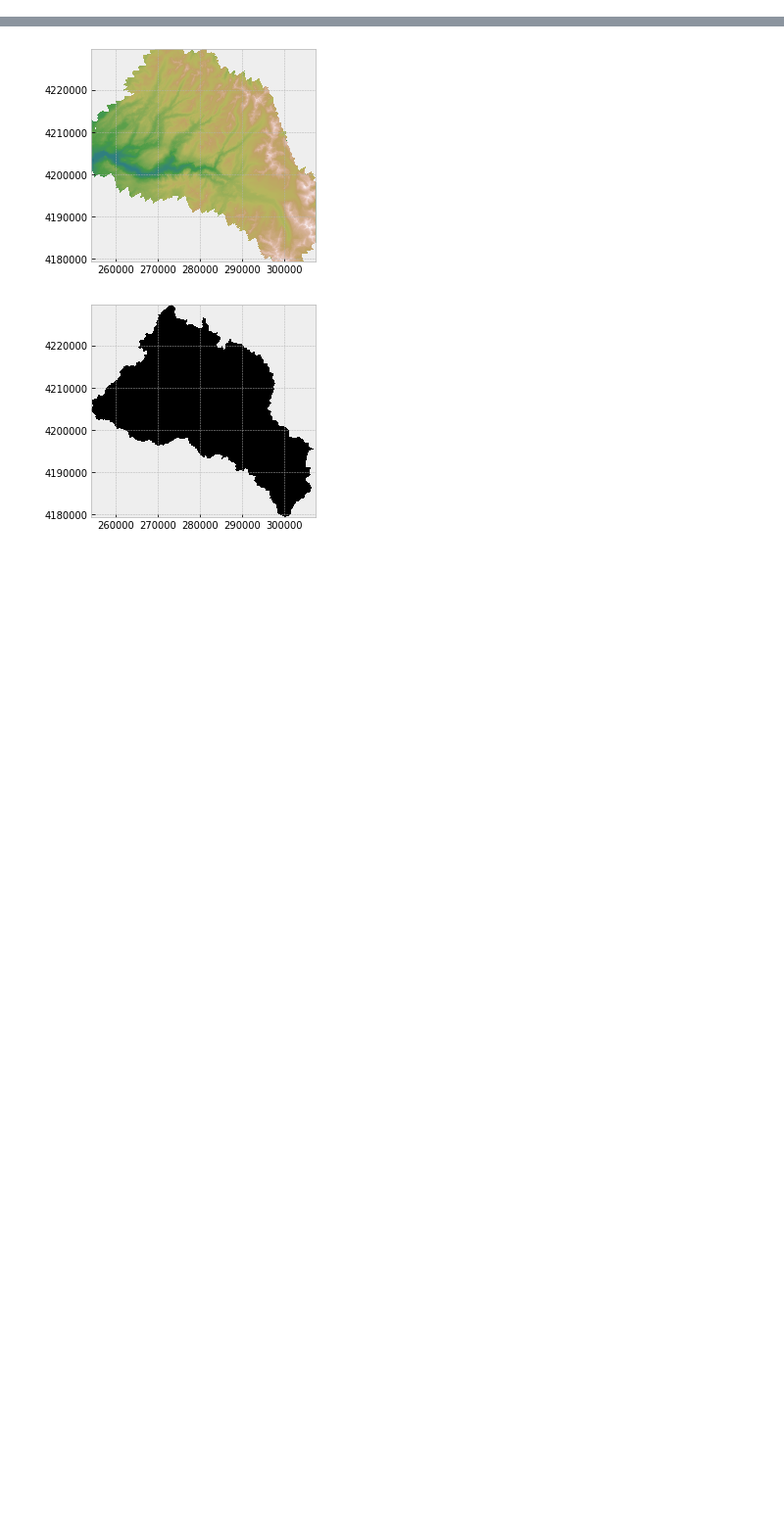
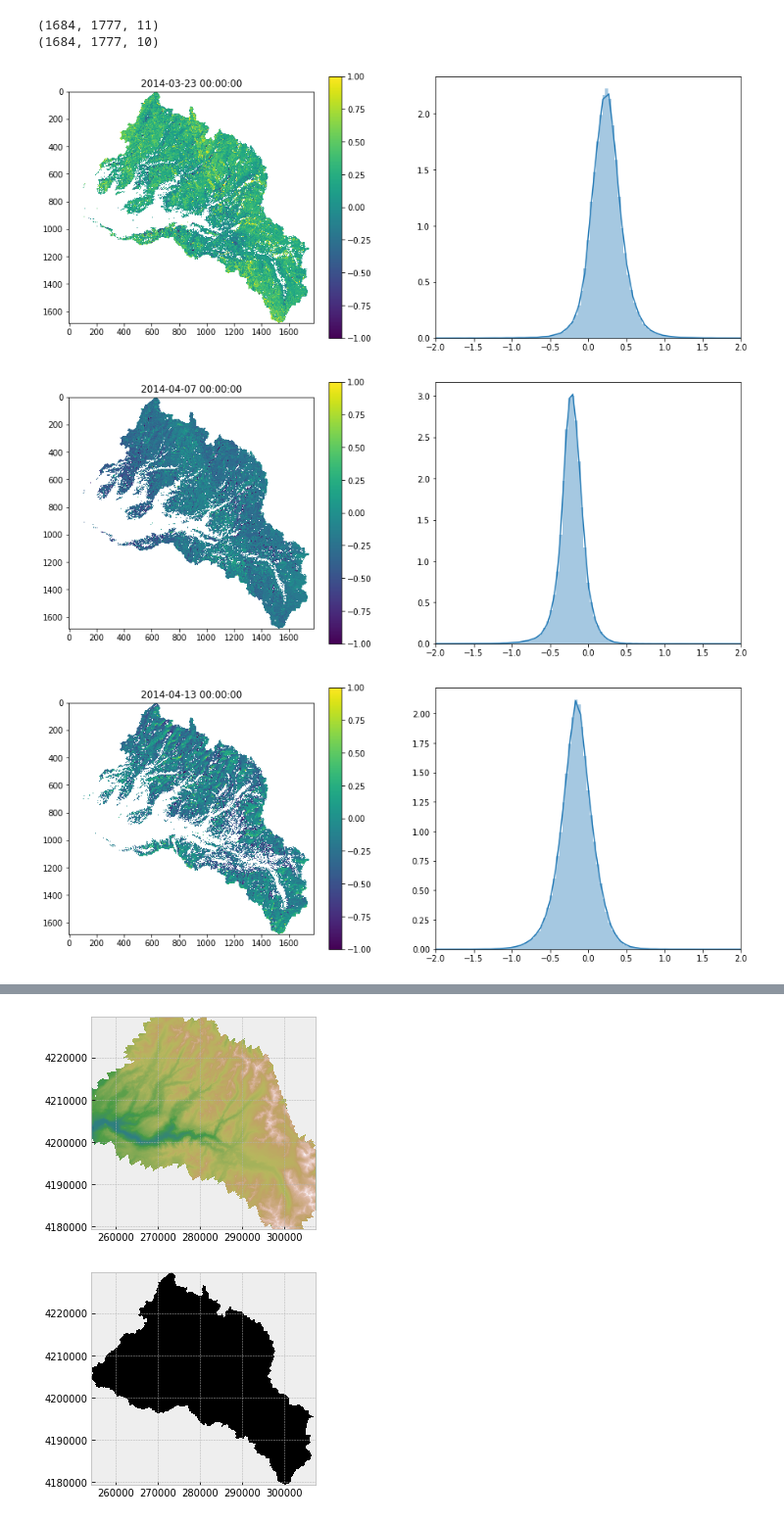
Before and after one commit to spestana/ghw2018_snowmelt, a Jupyter notebook: spestana_test.ipynb, the cells around one changed output, grey strips where cells are left out. Shown at 98% size. Drawn from its saved outputs; the diff is of its cells as text; code cells hidden in the pictures; blank space fills up the shorter version.

Commit message:
Add new notebook changes exploring ASO snowdepth data

```diff
--- a/spestana_test.ipynb
+++ b/spestana_test.ipynb
@@ -58,3 +61,54 @@ mask_file = f'{homedir}/{mask}'
 # Forest cover mask
 veg = 'no_veg_bin30res.tif'
 veg_file = f'{homedir}/{veg}'
+# %%
+# file extension to detect in this directory
+extension = '.tif'
+
+with rasterio.open(mask_file) as m:
+    mask_values = m.read(1)
+
+# load all the snow depth tif files that are in the directory
+file = 1;
+obs_dates = [];
+for root, dirs_list, files_list in os.walk(depthdir):
+    for file_name in files_list:
+        if os.path.splitext(file_name)[-1] == extension:
+            file_name_path = os.path.join(root, file_name)
+            #print(file_name[2:9])
+            #print(file_name_path)   # This is the full path of the file
+            current_date = dt.datetime.strptime(file_name[2:10], '%Y%m%d')
+            obs_dates.append(current_date);
+            with rasterio.open(file_name_path) as snowdepthfile:
+                current_image = snowdepthfile.read(1)
+                if file == 1:
+                    # if this is the first image, then create the data array with the first image
+                    snowdepth = current_image * mask_values;
+                else:
+                    # if this is not the first image, add this new image to the array containing the previous ones
+                    snowdepth = np.dstack((snowdepth,current_image * mask_values))
+            file = file + 1; # increment the file counter
+#snowdepth = np.nan_to_num(snowdepth)
+diff = np.diff(snowdepth,n=1,axis=2)
+diff[abs(diff) < 0.001] = np.nan
+
+print(snowdepth.shape)
+print(diff.shape)
+# %% [output]
+(1684, 1777, 11)
+(1684, 1777, 10)
+# %%
+for i in range(0,diff.shape[2]):
+    plt.figure(i,figsize=(15,6))
+    plt.subplot(121)
+    plt.imshow(diff[:,:,i],vmin=-1,vmax=1)
+    plt.title(obs_dates[i])
+    plt.colorbar()
+    plt.subplot(122)
+    sns.distplot(diff[:,:,i][~np.isnan(diff[:,:,i])],bins = np.linspace(-2,2,100))
+    plt.xlim((-2,2))
+    #plt.hist(diff[:,:,i][~np.isnan(diff[:,:,i])],bins = np.linspace(-2,2,200))
+# %% [output]
+[figure, added]
+[figure, added]
+[figure, added]
```
Also changed, not shown: parts of 5 cells of this notebook.
